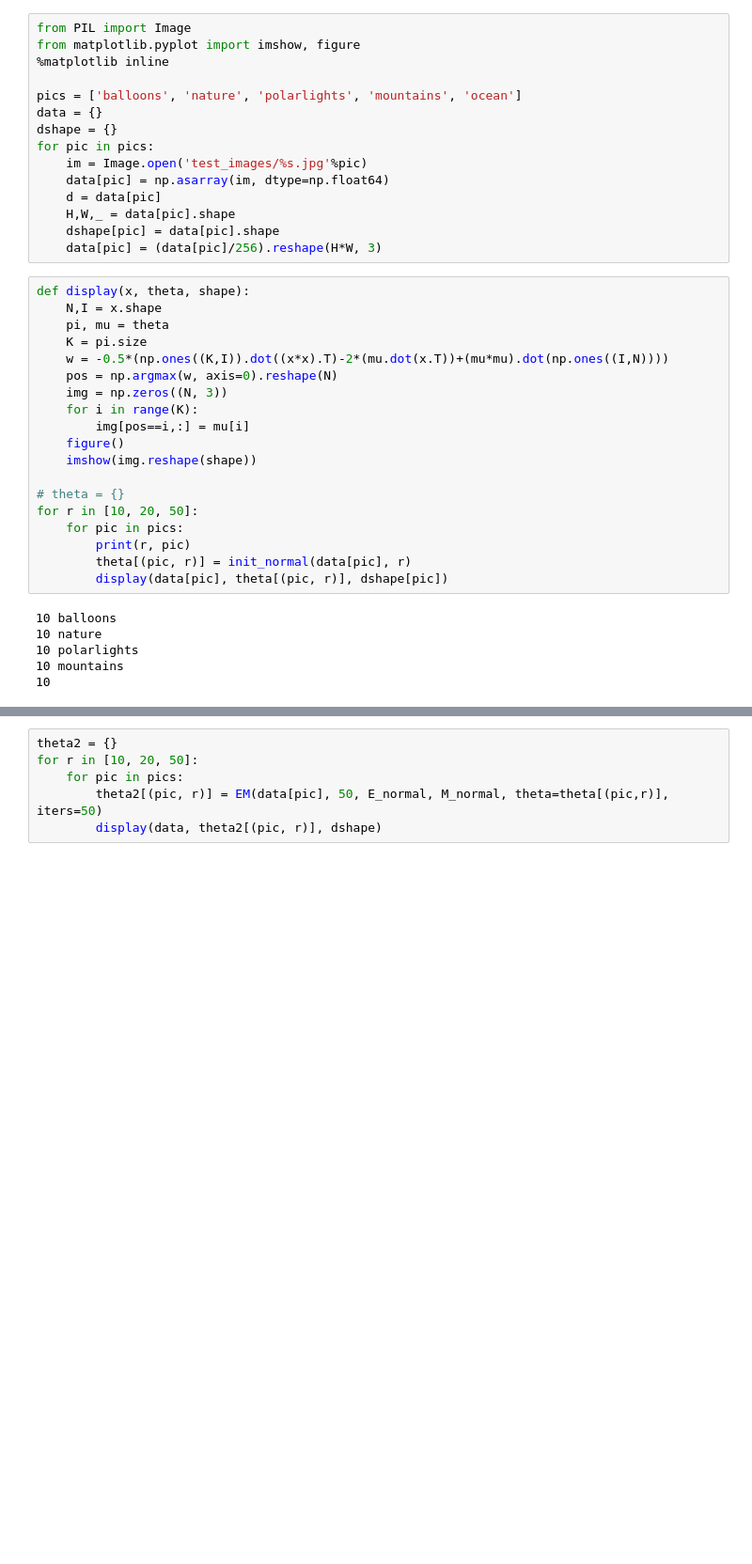
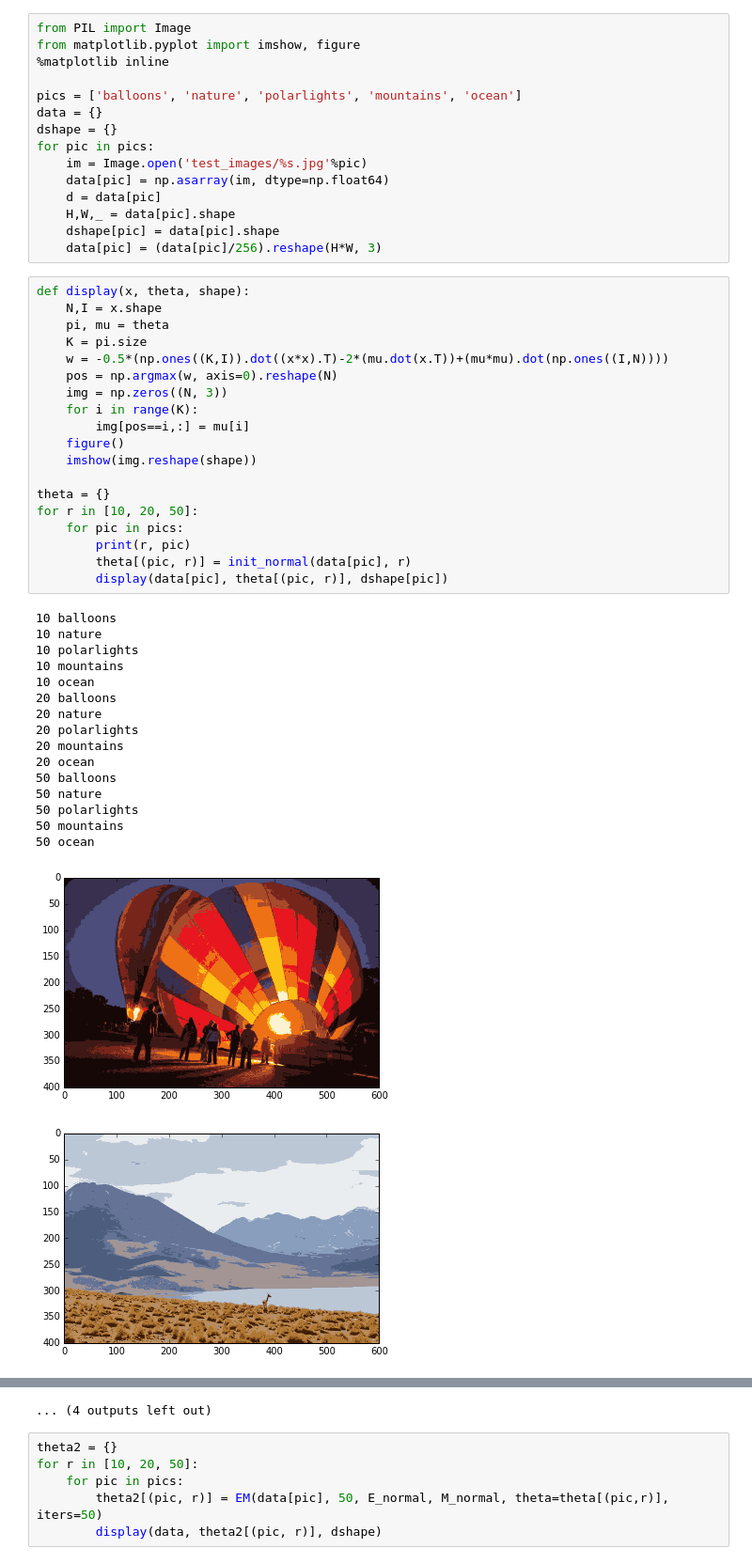
Before and after one commit to DarwinSenior/cs498, a Jupyter notebook: assignment5/HW5_1.ipynb, the cells around one changed output, grey strips where cells are left out. Shown at 94% size. Cells and saved outputs as stored; diff of their text form; blank space fills up the shorter version.

```diff
--- a/assignment5/HW5_1.ipynb
+++ b/assignment5/HW5_1.ipynb
@@ -80,25 +80,37 @@ for pic in pics:
 # %%
 def display(x, theta, shape):
     N,I = x.shape
     pi, mu = theta
     K = pi.size
     w = -0.5*(np.ones((K,I)).dot((x*x).T)-2*(mu.dot(x.T))+(mu*mu).dot(np.ones((I,N))))
     pos = np.argmax(w, axis=0).reshape(N)
     img = np.zeros((N, 3))
     for i in range(K):
         img[pos==i,:] = mu[i]
     figure()
     imshow(img.reshape(shape))
 
-# theta = {}
+theta = {}
 for r in [10, 20, 50]:
     for pic in pics:
         print(r, pic)
         theta[(pic, r)] = init_normal(data[pic], r)
         display(data[pic], theta[(pic, r)], dshape[pic])
 # %% [output]
 10 balloons
 10 nature
 10 polarlights
 10 mountains
-10
+10 ocean
+20 balloons
+20 nature
+20 polarlights
+20 mountains
+20 ocean
+50 balloons
+50 nature
+50 polarlights
+50 mountains
+50 ocean
+[figure, added]
+[figure, added]
@@ -105,3 +126,4 @@ for r in [10, 20, 50]:
+... (4 outputs left out)
 # %%
 theta2 = {}
 for r in [10, 20, 50]:
```
Also changed, not shown: parts of 1 cell of this notebook.
